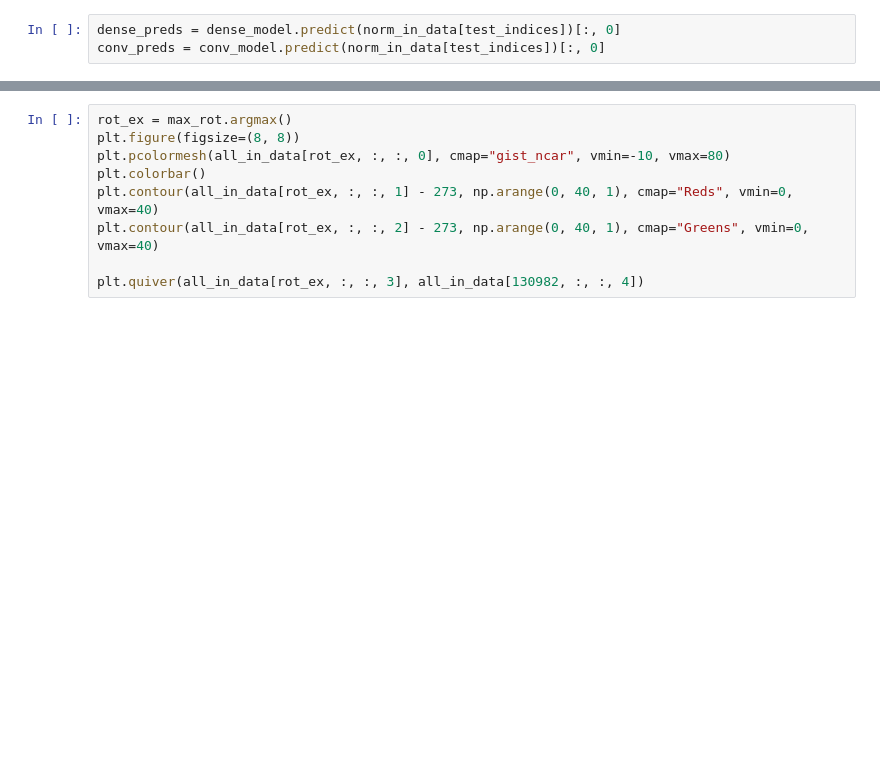
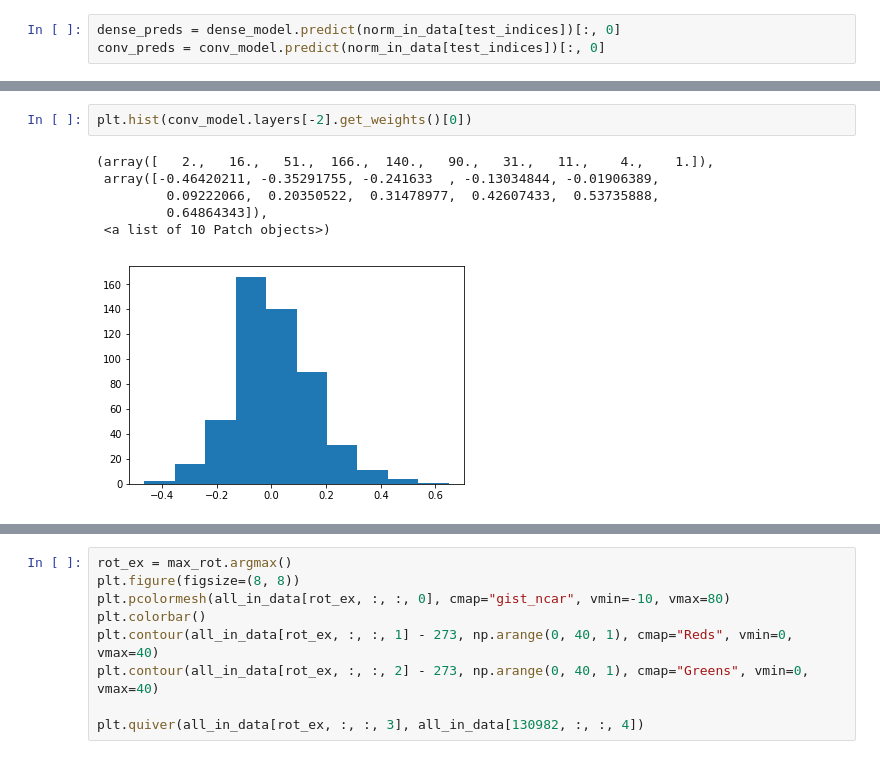
Before and after one commit to djgagne/swirlnet, a Jupyter notebook: notebooks/deep_swirl_tutorial.ipynb, the cells around one changed output, grey strips where cells are left out. Saved outputs shown, nothing was run; the diff lists cells and outputs as text; blank space fills up the shorter version.

```diff
--- a/notebooks/deep_swirl_tutorial.ipynb
+++ b/notebooks/deep_swirl_tutorial.ipynb
@@ -428 +528,10 @@ plt.quiver(input_img_data[0, :, :, 3], input_img_data[0, :, :, 4])
+# %%
+plt.hist(conv_model.layers[-2].get_weights()[0])
+# %% [output]
+(array([   2.,   16.,   51.,  166.,  140.,   90.,   31.,   11.,    4.,    1.]),
+ array([-0.46420211, -0.35291755, -0.241633  , -0.13034844, -0.01906389,
+         0.09222066,  0.20350522,  0.31478977,  0.42607433,  0.53735888,
+         0.64864343]),
+ <a list of 10 Patch objects>)
+[figure, added]
 # %%
```
Also changed, not shown: parts of 20 cells of this notebook.
